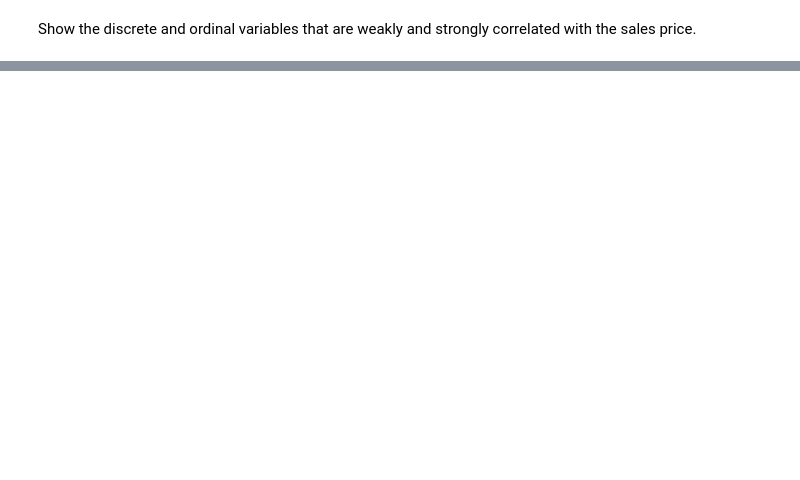
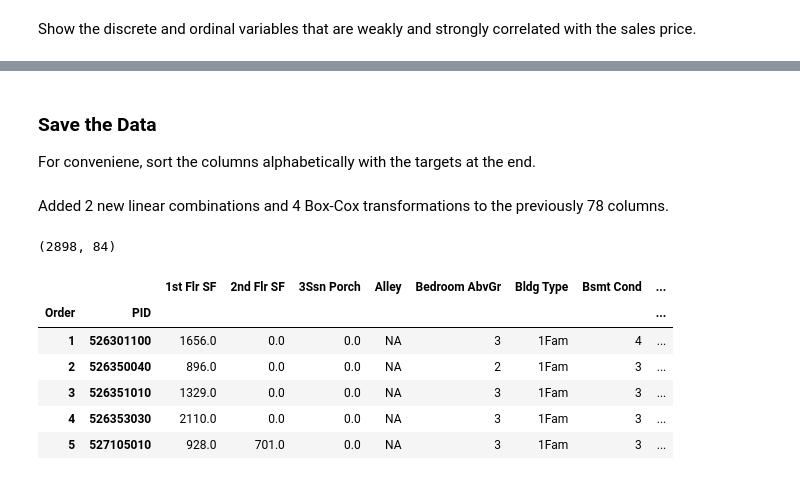
Before and after one commit to webartifex/ames-housing, a Jupyter notebook: 2_pairwise_correlations.ipynb, the cells around one changed output, grey strips where cells are left out. Drawn from its saved outputs; the diff is of its cells as text; code cells hidden in the pictures; blank space fills up the shorter version.

```diff
--- a/2_pairwise_correlations.ipynb
+++ b/2_pairwise_correlations.ipynb
@@ -187,2 +349,24 @@ with open("weakly_and_strongly_correlated_variables.json", "w") as file:
         ),
     }))
+# %% [markdown]
+### Save the Data
+
+For conveniene, sort the columns alphabetically with the targets at the end.
+# %%
+df = df[sorted(ALL_VARIABLES + new_variables) + TARGET_VARIABLES]
+# %% [markdown]
+Added 2 new linear combinations and 4 Box-Cox transformations to the previously 78 columns.
+# %%
+df.shape
+# %% [output]
+(2898, 84)
+# %%
+df.head()
+# %% [output]
+|  |  | 1st Flr SF | 2nd Flr SF | 3Ssn Porch | Alley | Bedroom AbvGr | Bldg Type | Bsmt Cond | ... |
+| Order | PID |  |  |  |  |  |  |  | ... |
+| 1 | 526301100 | 1656.0 | 0.0 | 0.0 | NA | 3 | 1Fam | 4 | ... |
+| 2 | 526350040 | 896.0 | 0.0 | 0.0 | NA | 2 | 1Fam | 3 | ... |
+| 3 | 526351010 | 1329.0 | 0.0 | 0.0 | NA | 3 | 1Fam | 3 | ... |
+| 4 | 526353030 | 2110.0 | 0.0 | 0.0 | NA | 3 | 1Fam | 3 | ... |
+| 5 | 527105010 | 928.0 | 701.0 | 0.0 | NA | 3 | 1Fam | 3 | ... |
```
Also changed, not shown: parts of 45 cells of this notebook, 6 other files.
